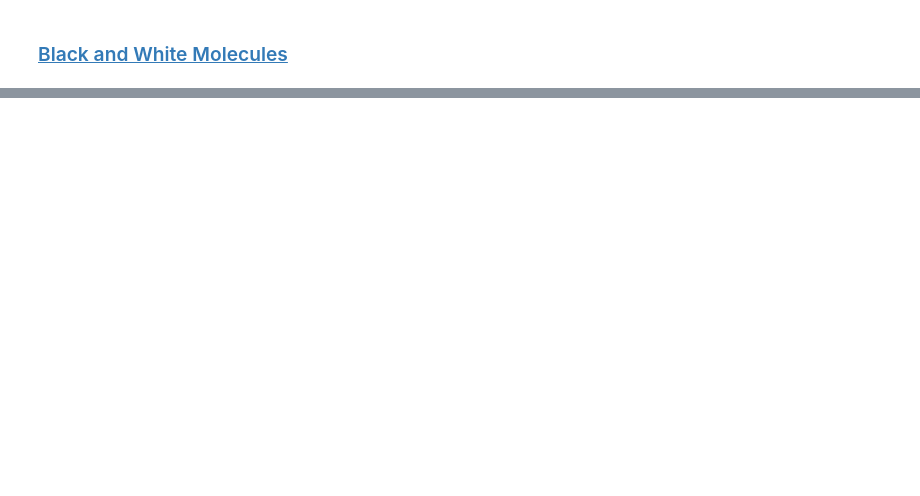
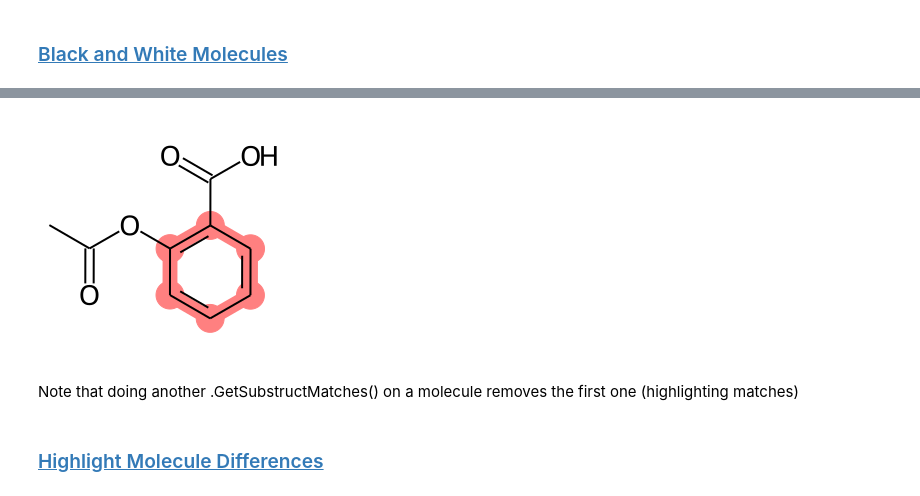
Before and after one commit to bertiewooster/RDKit-playing, a Jupyter notebook: cookbook_examples.ipynb, the cells around one changed output, grey strips where cells are left out. Drawn from its saved outputs; the diff is of its cells as text; code cells hidden in the pictures; blank space fills up the shorter version.

```diff
--- a/cookbook_examples.ipynb
+++ b/cookbook_examples.ipynb
@@ -99,0 +115,10 @@ Draw.MolsToGridImage(ms)
+# %%
+substructure2 = Chem.MolFromSmarts('cc')
+m.GetSubstructMatches(substructure2)
+m
+# %% [output]
+[figure, added]
+# %% [markdown]
+Note that doing another .GetSubstructMatches() on a molecule removes the first one (highlighting matches)
+# %% [markdown]
+### [Highlight Molecule Differences](https://www.rdkit.org/docs/Cookbook.html#highlight-molecule-differences)
```
Also changed, not shown: parts of 14 cells of this notebook.
